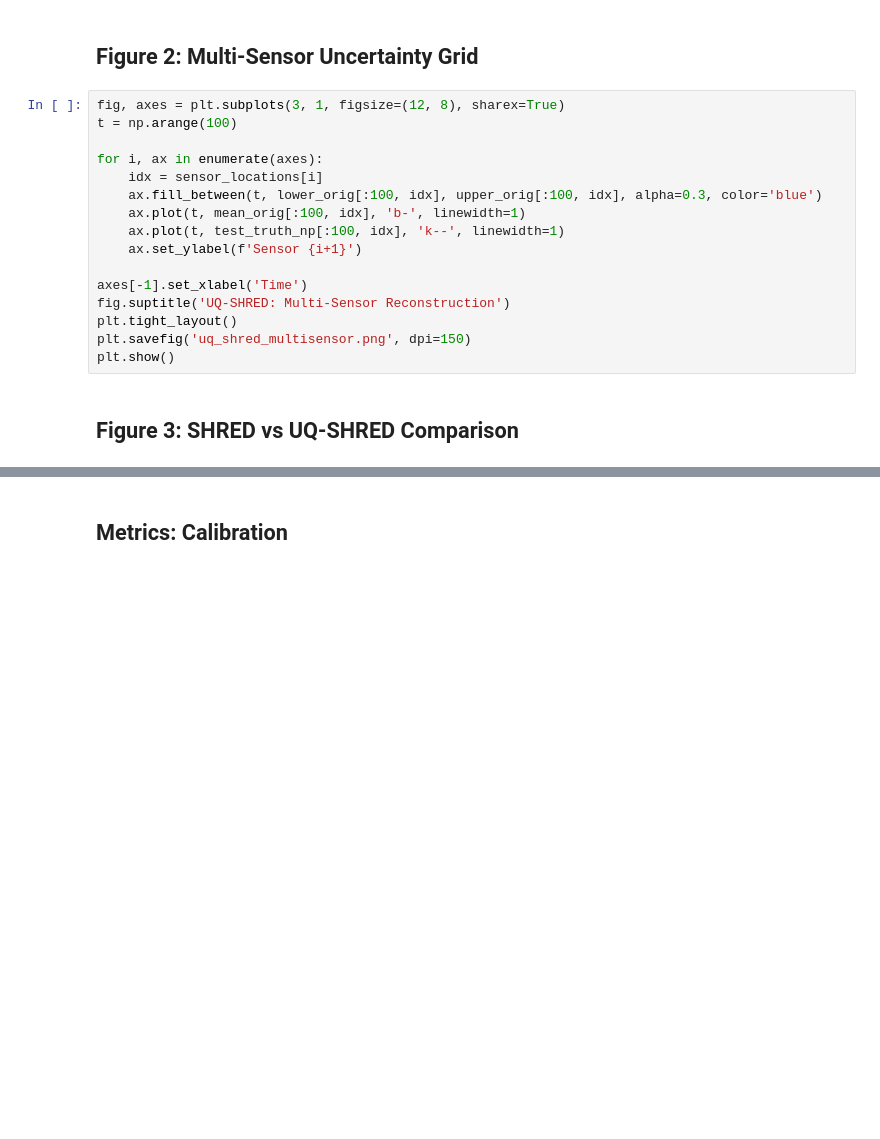
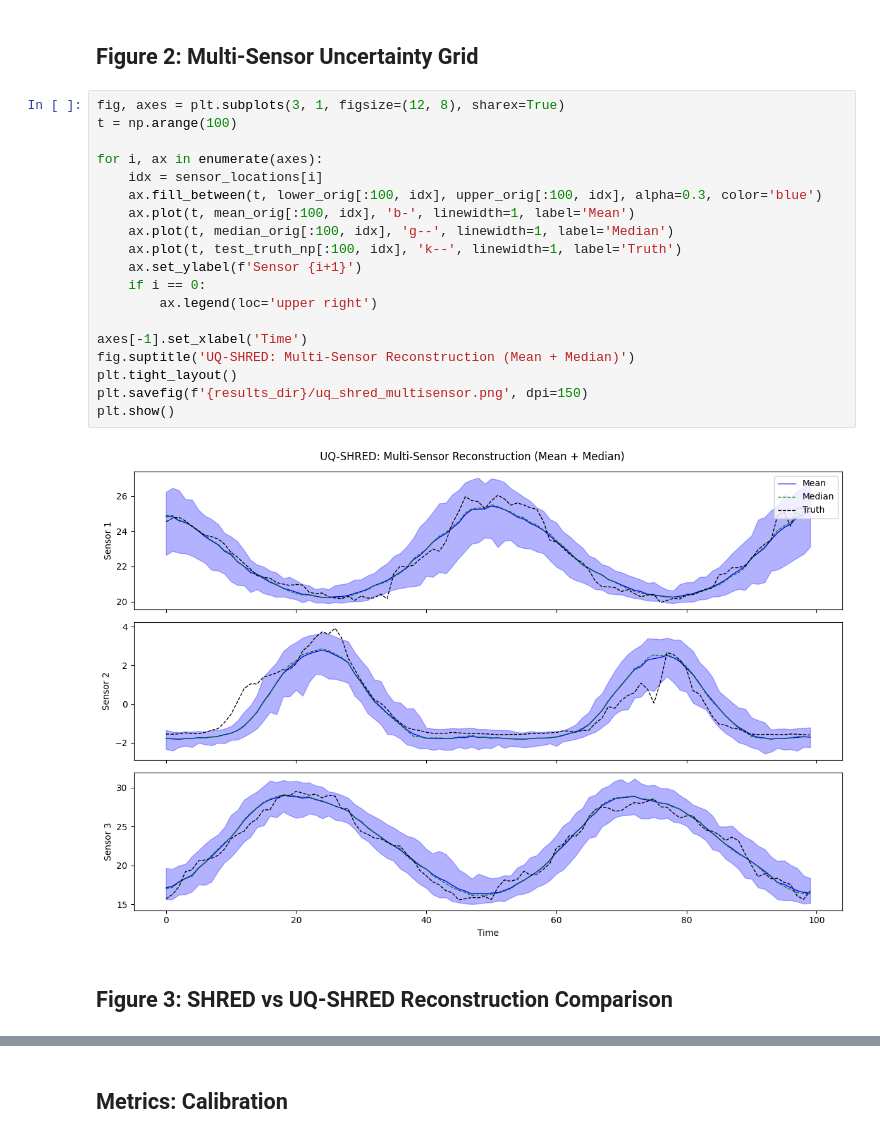
Before and after one commit to gaoliyao/uq_shred, a Jupyter notebook: uq_shred_demo.ipynb, the cells around one changed output, grey strips where cells are left out. Saved outputs shown, nothing was run; the diff lists cells and outputs as text; blank space fills up the shorter version.

```diff
--- a/uq_shred_demo.ipynb
+++ b/uq_shred_demo.ipynb
@@ -153,19 +238,24 @@ plt.show()
 # %%
 fig, axes = plt.subplots(3, 1, figsize=(12, 8), sharex=True)
 t = np.arange(100)
 
 for i, ax in enumerate(axes):
     idx = sensor_locations[i]
     ax.fill_between(t, lower_orig[:100, idx], upper_orig[:100, idx], alpha=0.3, color='blue')
-    ax.plot(t, mean_orig[:100, idx], 'b-', linewidth=1)
-    ax.plot(t, test_truth_np[:100, idx], 'k--', linewidth=1)
+    ax.plot(t, mean_orig[:100, idx], 'b-', linewidth=1, label='Mean')
+    ax.plot(t, median_orig[:100, idx], 'g--', linewidth=1, label='Median')
+    ax.plot(t, test_truth_np[:100, idx], 'k--', linewidth=1, label='Truth')
     ax.set_ylabel(f'Sensor {i+1}')
+    if i == 0:
+        ax.legend(loc='upper right')
 
 axes[-1].set_xlabel('Time')
-fig.suptitle('UQ-SHRED: Multi-Sensor Reconstruction')
+fig.suptitle('UQ-SHRED: Multi-Sensor Reconstruction (Mean + Median)')
 plt.tight_layout()
-plt.savefig('uq_shred_multisensor.png', dpi=150)
+plt.savefig(f'{results_dir}/uq_shred_multisensor.png', dpi=150)
 plt.show()
+# %% [output]
+[figure, added]
 # %% [markdown]
-## Figure 3: SHRED vs UQ-SHRED Comparison
+## Figure 3: SHRED vs UQ-SHRED Reconstruction Comparison
 # %%
```
Also changed, not shown: parts of 31 cells of this notebook, 3 other files.
